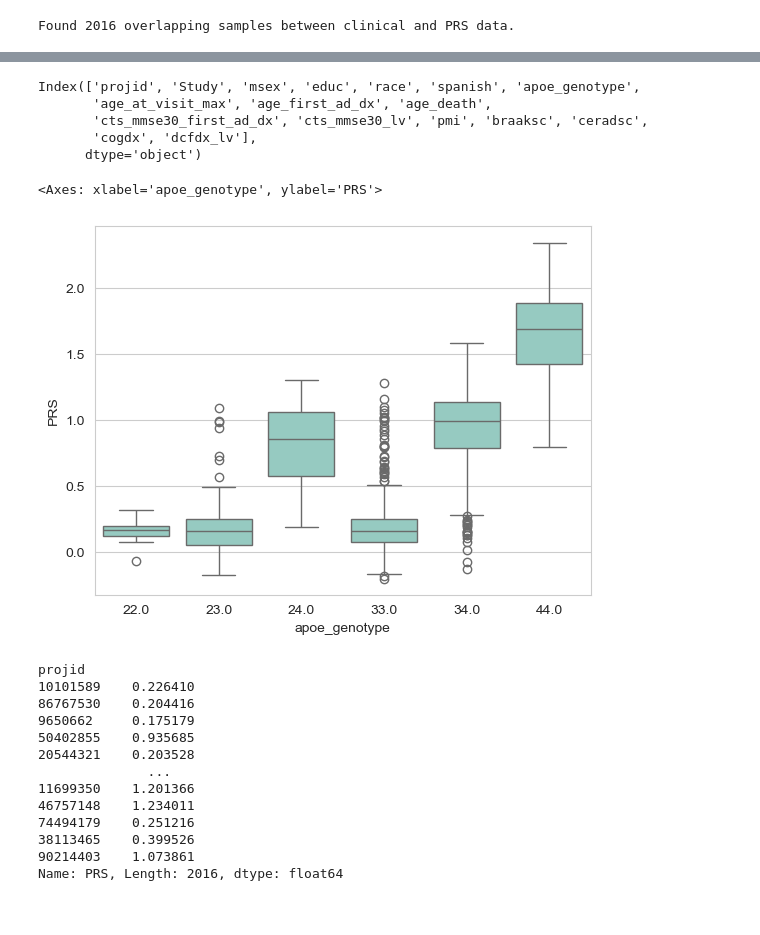
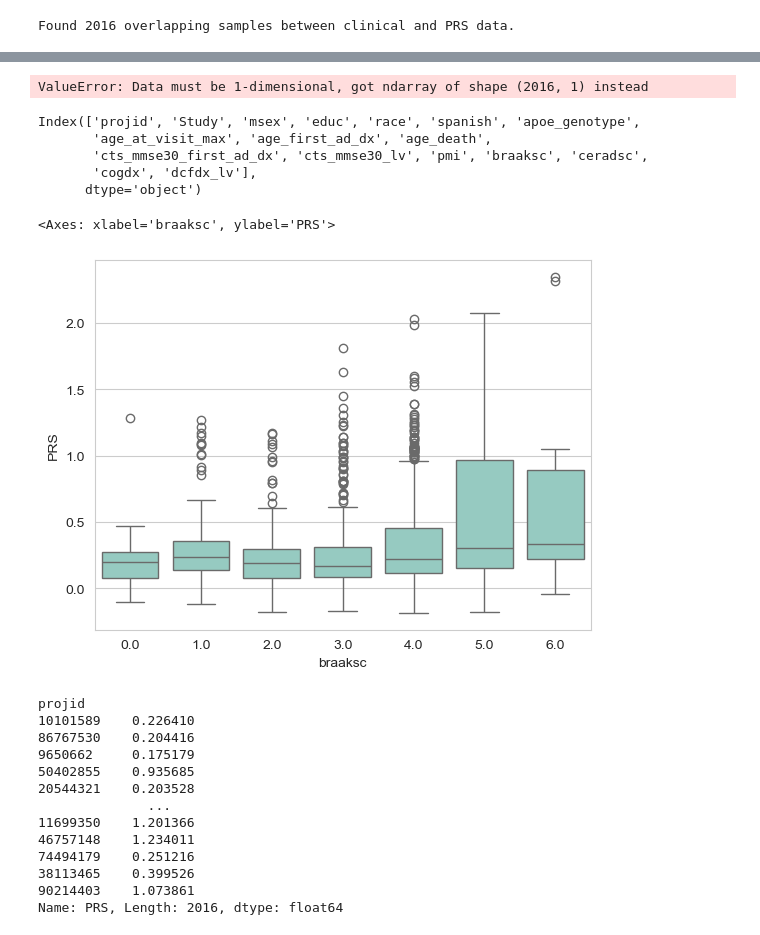
Before and after one commit to timoverlaan/scAGG, a Jupyter notebook: src/analysis/prs2.ipynb, the cells around one changed output, grey strips where cells are left out. Saved outputs shown, nothing was run; the diff lists cells and outputs as text; code cells hidden in the pictures.

```diff
--- a/src/analysis/prs2.ipynb
+++ b/src/analysis/prs2.ipynb
@@ -210,2 +211,4 @@ prss_overlap = prss.loc[overlap]
 # %% [output]
 Found 2016 overlapping samples between clinical and PRS data.
+# %%
+sns.set_style("whitegrid")
@@ -212,3 +235,9 @@ Found 2016 overlapping samples between clinical and PRS data.
+# %%
+# scatter again:
+sns.scatterplot(x=prss_79_overlap, y=prss_overlap, c=clinical_overlap["apoe_genotype"], label="79 SNPs", cmap="tab10", alpha=0.7)
+plt.legend(title="APOE Genotype")
+# %% [output]
+ValueError: Data must be 1-dimensional, got ndarray of shape (2016, 1) instead
 # %%
 clinical.columns
 # %% [output]
@@ -218,10 +247,10 @@ Index(['projid', 'Study', 'msex', 'educ', 'race', 'spanish', 'apoe_genotype',
        'cogdx', 'dcfdx_lv'],
       dtype='object')
 # %%
-sns.boxplot(y=prss_overlap, x=clinical_overlap["apoe_genotype"])
+sns.boxplot(y=prss_overlap, x=clinical_overlap["braaksc"])
 # %% [output]
-<Axes: xlabel='apoe_genotype', ylabel='PRS'>
+<Axes: xlabel='braaksc', ylabel='PRS'>
-[figure, old version]
+[figure, new version]
 # %%
 # use the clinical data to map the Donor IDs to projid, such that we also a a mapping from the projid to the PRS
 
```
Also changed, not shown: parts of 4 cells of this notebook, 1 other file.
